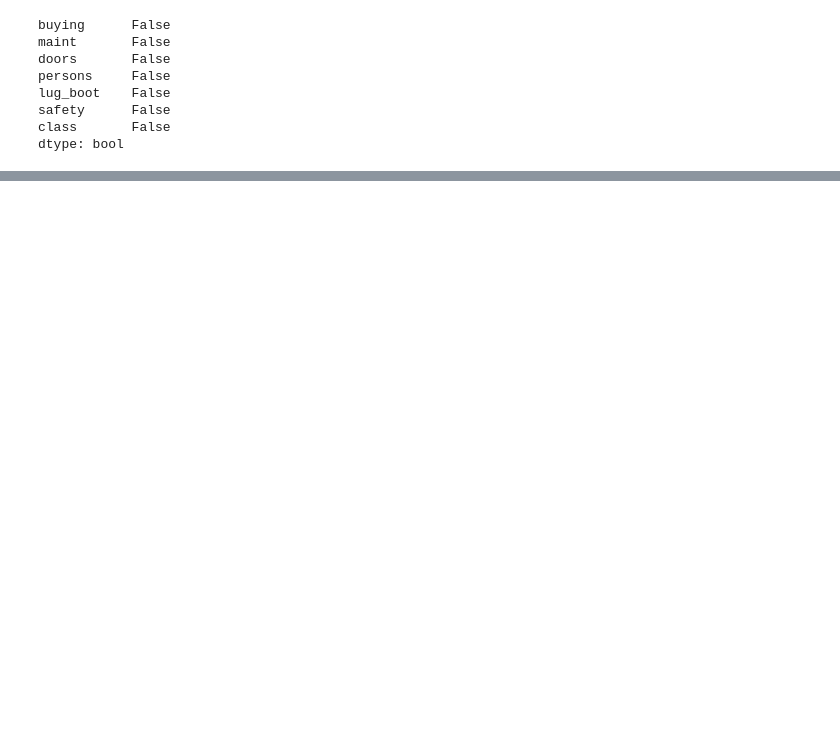
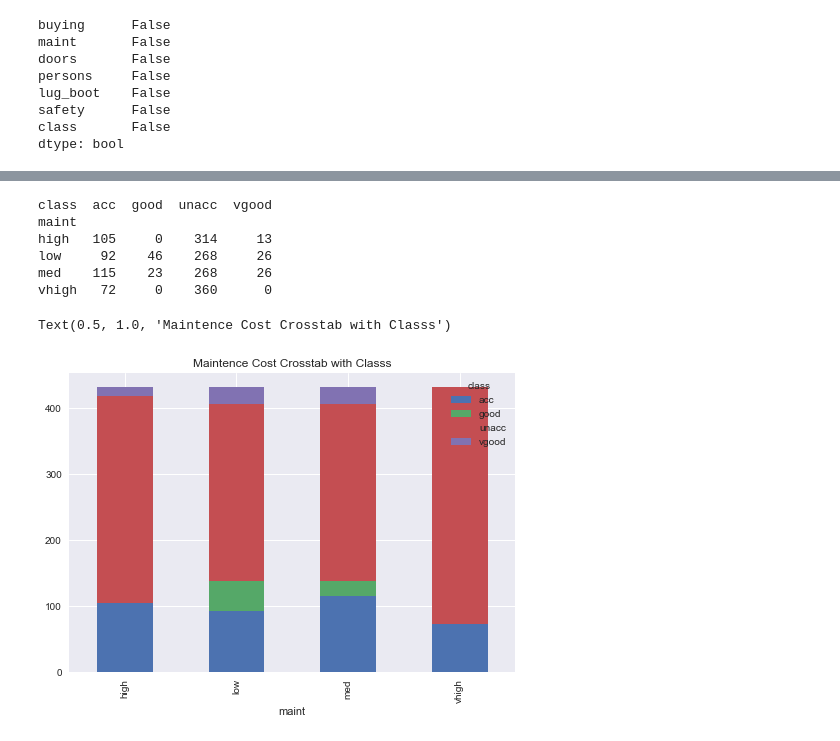
Before and after one commit to fonylew/machine-learning, a Jupyter notebook: supervised_learning/car_evaluation.ipynb, the cells around one changed output, grey strips where cells are left out. Drawn from its saved outputs; the diff is of its cells as text; code cells hidden in the pictures; blank space fills up the shorter version.

```diff
--- a/supervised_learning/car_evaluation.ipynb
+++ b/supervised_learning/car_evaluation.ipynb
@@ -169,0 +187,14 @@ dtype: bool
+# %%
+ct = pd.crosstab(data['maint'], data['class'])
+print(ct)
+ax = ct.plot.bar(stacked=True)
+ax.set_title('Maintence Cost Crosstab with Classs')
+# %% [output]
+class  acc  good  unacc  vgood
+maint
+high   105     0    314     13
+low     92    46    268     26
+med    115    23    268     26
+vhigh   72     0    360      0
+Text(0.5, 1.0, 'Maintence Cost Crosstab with Classs')
+[figure, added]
```
Also changed, not shown: parts of 20 cells of this notebook, 1 other file.
